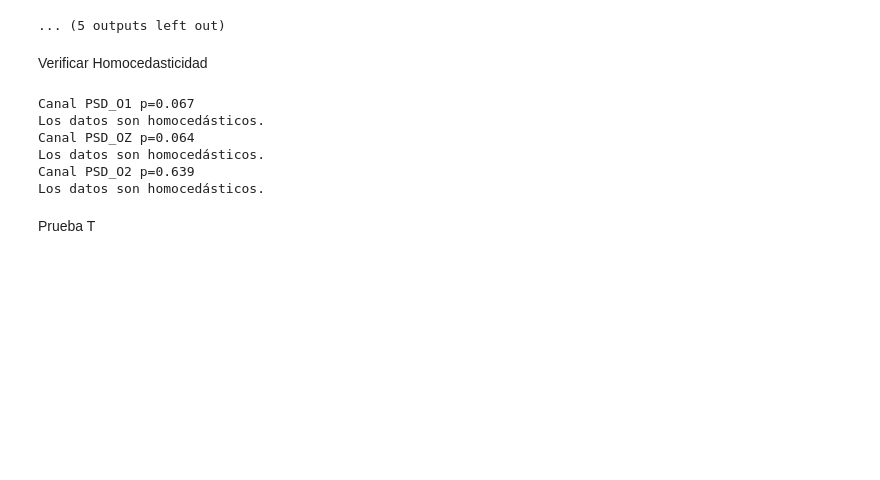
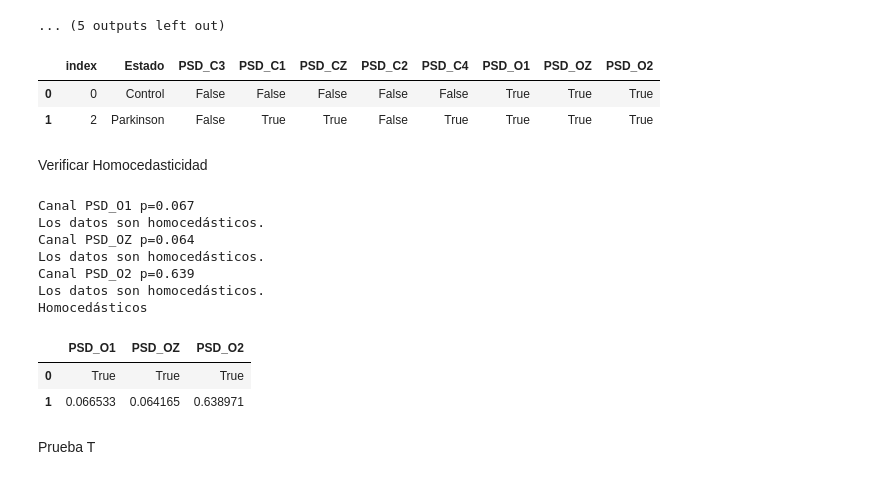
Before and after one commit to Astolfo2332/Parkinson_difference, a Jupyter notebook: Proyecto_1.ipynb, the cells around one changed output. Cells and saved outputs as stored; diff of their text form; code cells hidden in the pictures; blank space fills up the shorter version.

```diff
--- a/Proyecto_1.ipynb
+++ b/Proyecto_1.ipynb
@@ -394,15 +381,17 @@ def check_normality(data):
     return [pVals['Shapiro-Wilk'],pVals['Omnibus']]
 # %%
 names=df.columns.values
-normal=[]
+normal={"Estado":"Control"}
 pcontrol=sum(df["Estado"]=="Control")
 for i in names[1:]: #Se aplica la prueba de normalidad a cada canal de los pacientes control
     print("For chanel: "+i)
     c=df.loc[0:pcontrol-1,i]
     x,y=check_normality(c)
     if x>0.05 or y>0.05:
-        normal.append(i)
-print("Normal distributed data",normal,"for control")
+        normal[i]=[True]
+    else:
+        normal[i]=[False]
+norm=pd.DataFrame.from_dict(normal)
 # %% [output]
 For chanel: PSD_C3
 [figure]
@@ -464,13 +453,17 @@ For chanel: PSD_O1
 ... (5 outputs left out)
 # %%
 names=df.columns.values
+normal={"Estado":"Parkinson"}
 pcontrol=sum(df["Estado"]=="Control")
 for i in names[1:]: #Se aplica la prueba de normalidad a cada canal de los pacientes parkinson
     print("For chanel: "+i)
     c=df.loc[pcontrol:,i]
     x,y=check_normality(c)
     if x>0.05 or y>0.05:
-        normal.append(i)
+        normal[i]=True
+    else:
+        normal[i]=False
+norm=norm.append(normal,ignore_index=True)
 print("Normal distributed data",normal,"for parkinson")
 # %% [output]
 For chanel: PSD_C3
@@ -531,22 +524,34 @@ Data are normally distributed
 For chanel: PSD_O1
 [figure]
 ... (5 outputs left out)
+# %%
+norm
+# %% [output]
+|  | index | Estado | PSD_C3 | PSD_C1 | PSD_CZ | PSD_C2 | PSD_C4 | PSD_O1 | PSD_OZ | PSD_O2 |
+| 0 | 0 | Control | False | False | False | False | False | True | True | True |
+| 1 | 2 | Parkinson | False | True | True | False | True | True | True | True |
 # %% [markdown]
 Verificar Homocedasticidad
 # %%
 #VERIFICANDO HOMOSEDASTICIDAD
 con=0
 namest=[names[6],names[7],names[8]]
+homo={}
 for i in namest:
   c=df.loc[0:pcontrol-1,i]
   p=df.loc[pcontrol:len(df),i]
   p_valor = levene(c, p).pvalue
   print("Canal %s p=%.3f "% (namest[con],p_valor))
-  con+=1
   if p_valor > 0.05:
     print("Los datos son homocedásticos.")
+    homo[namest[con]]=[True,p_valor]
   else:
     print("Los datos no son homocedásticos.")
+    homo[namest[con]]=[False,p_valor]
+  con+=1
+print("Homocedásticos")
+homocedas=pd.DataFrame.from_dict(homo)
+homocedas
 # %% [output]
 Canal PSD_O1 p=0.067
 Los datos son homocedásticos.
@@ -554,6 +559,10 @@ Canal PSD_OZ p=0.064
 Los datos son homocedásticos.
 Canal PSD_O2 p=0.639
 Los datos son homocedásticos.
+Homocedásticos
+|  | PSD_O1 | PSD_OZ | PSD_O2 |
+| 0 | True | True | True |
+| 1 | 0.066533 | 0.064165 | 0.638971 |
 # %% [markdown]
 Prueba T
 # %% [markdown]
```
Also changed, not shown: parts of 6 cells of this notebook.
